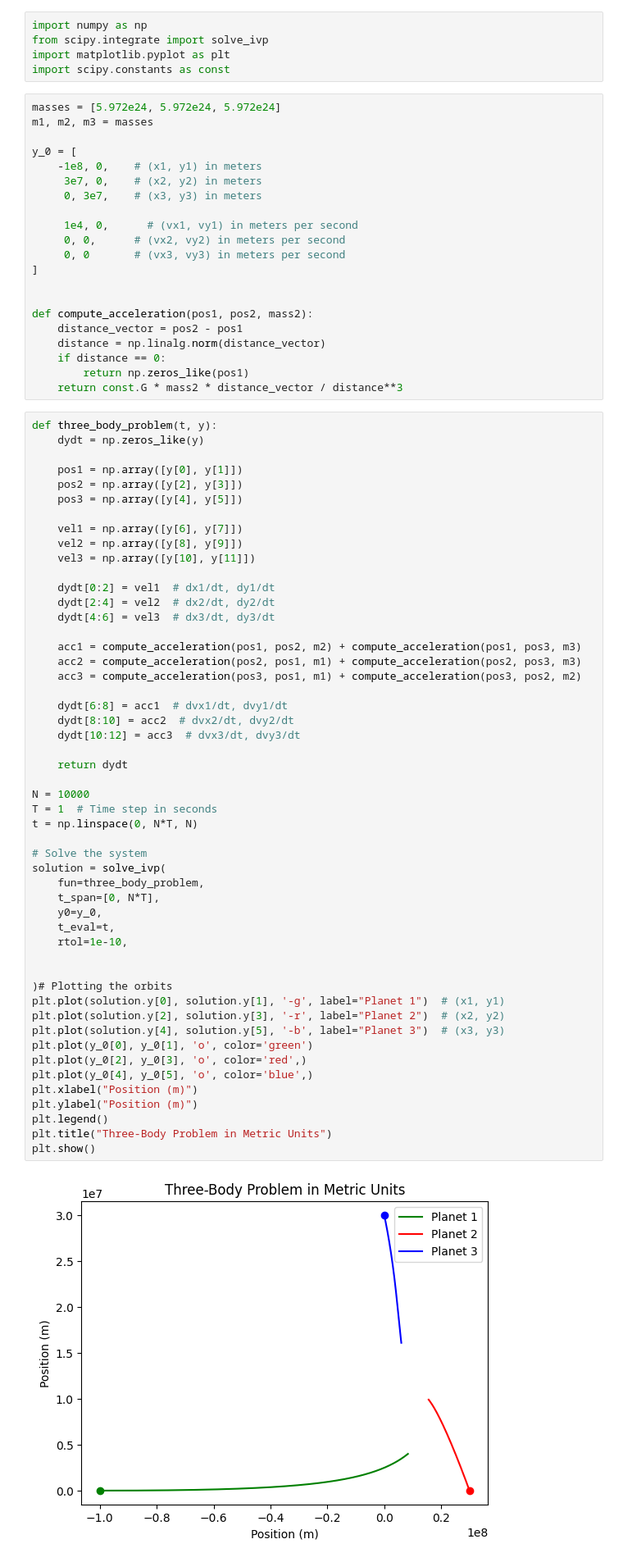
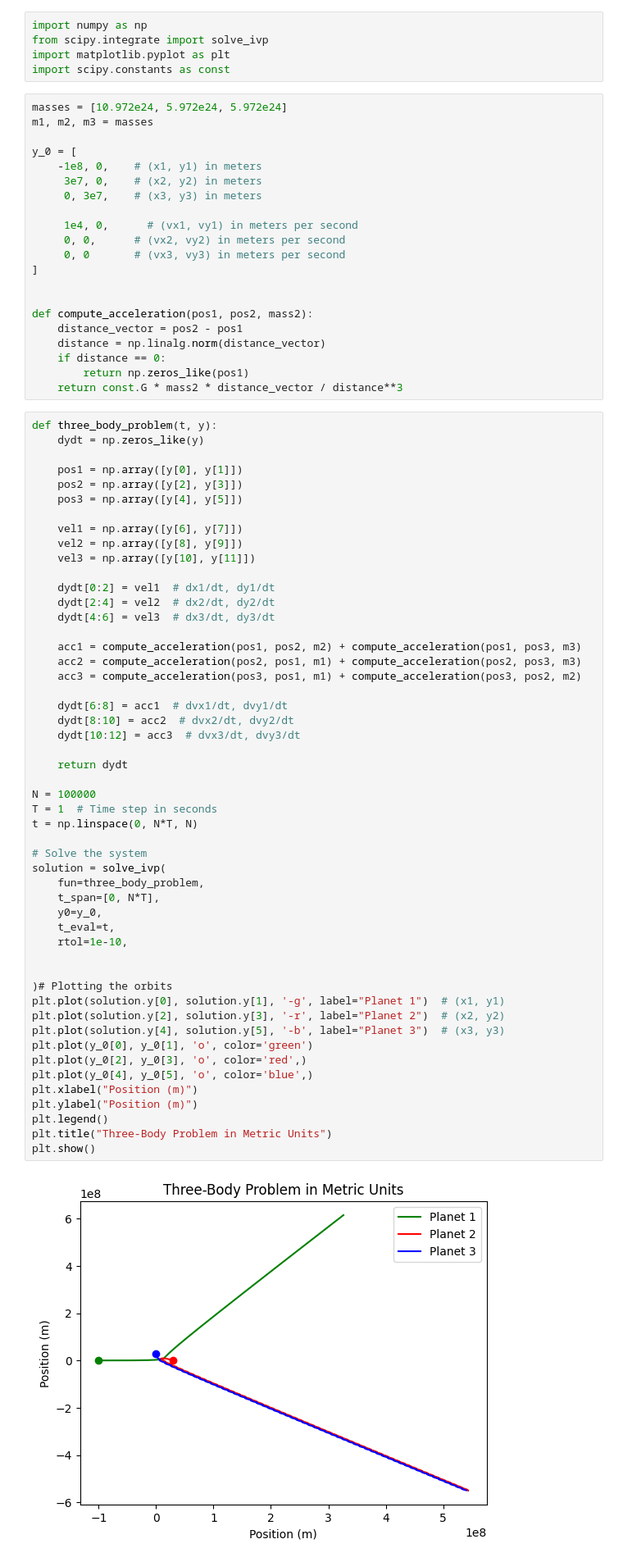
Before and after one commit to rtenacity/three-body-problem, a Jupyter notebook: sim.ipynb, the cells around one changed output. Shown at 82% size. Drawn from its saved outputs; the diff is of its cells as text.

```diff
--- a/sim.ipynb
+++ b/sim.ipynb
@@ -4,7 +4,7 @@ from scipy.integrate import solve_ivp
 import matplotlib.pyplot as plt
 import scipy.constants as const
 # %%
-masses = [5.972e24, 5.972e24, 5.972e24]
+masses = [10.972e24, 5.972e24, 5.972e24]
 m1, m2, m3 = masses
 
 y_0 = [
@@ -48,32 +48,32 @@ def three_body_problem(t, y):
     dydt[8:10] = acc2  # dvx2/dt, dvy2/dt
     dydt[10:12] = acc3  # dvx3/dt, dvy3/dt
 
     return dydt
 
-N = 10000
+N = 100000
 T = 1  # Time step in seconds
 t = np.linspace(0, N*T, N)
 
 # Solve the system
 solution = solve_ivp(
     fun=three_body_problem,
     t_span=[0, N*T],
     y0=y_0,
     t_eval=t,
     rtol=1e-10,
 
 
 )# Plotting the orbits
 plt.plot(solution.y[0], solution.y[1], '-g', label="Planet 1")  # (x1, y1)
 plt.plot(solution.y[2], solution.y[3], '-r', label="Planet 2")  # (x2, y2)
 plt.plot(solution.y[4], solution.y[5], '-b', label="Planet 3")  # (x3, y3)
 plt.plot(y_0[0], y_0[1], 'o', color='green')
 plt.plot(y_0[2], y_0[3], 'o', color='red',)
 plt.plot(y_0[4], y_0[5], 'o', color='blue',)
 plt.xlabel("Position (m)")
 plt.ylabel("Position (m)")
 plt.legend()
 plt.title("Three-Body Problem in Metric Units")
 plt.show()
 # %% [output]
-[figure, old version]
+[figure, new version]
```
Also changed, not shown: parts of 1 cell of this notebook, 1 other file.
